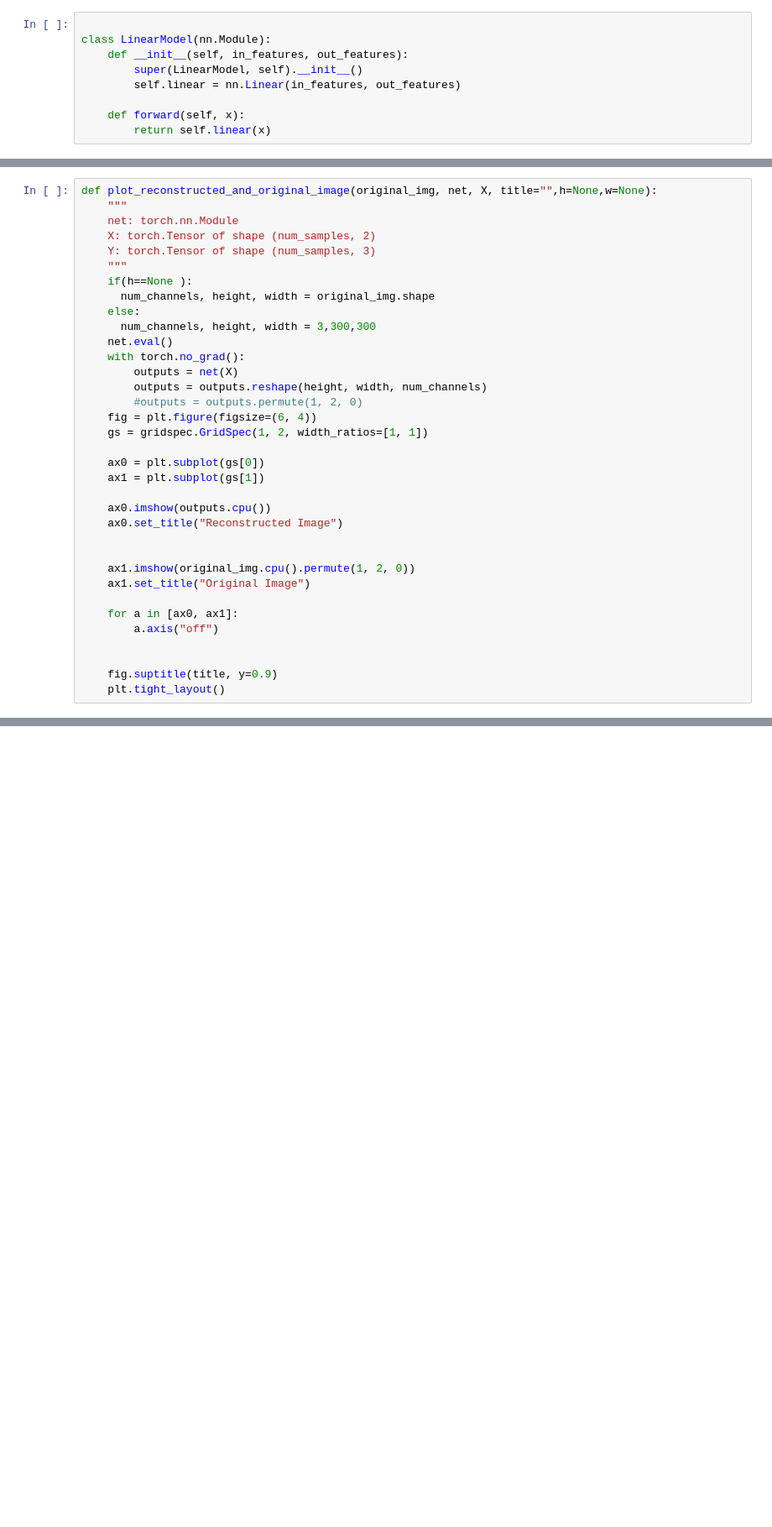
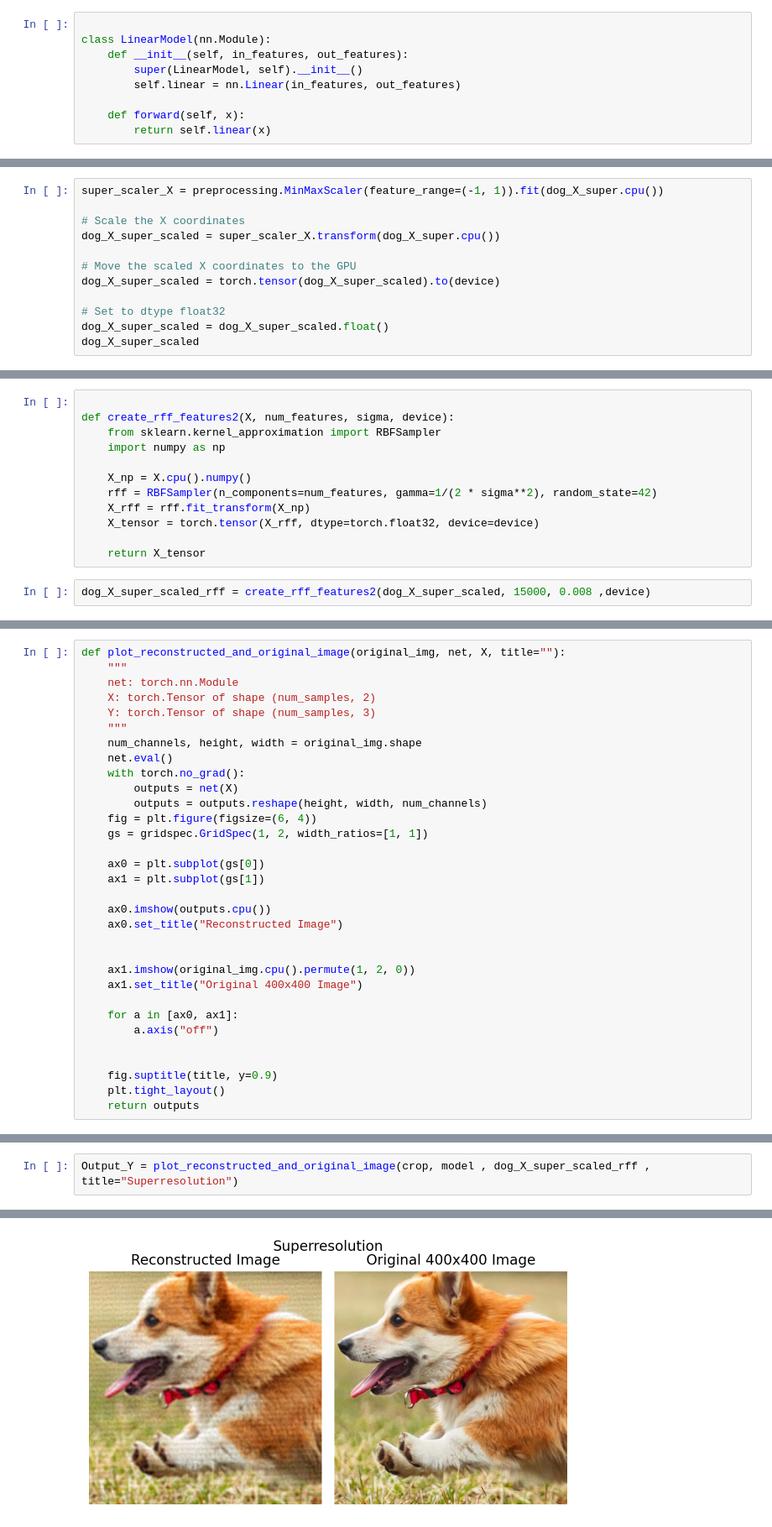
Before and after one commit to abhinauu/es335-24-fall-assignment-2, a Jupyter notebook: question3/q3.ipynb, the cells around one changed output, grey strips where cells are left out. Shown at 84% size. Drawn from its saved outputs; the diff is of its cells as text; blank space fills up the shorter version.

```diff
--- a/question3/q3.ipynb
+++ b/question3/q3.ipynb
@@ -142,0 +236,12 @@ def train(net, lr, X, Y, epochs, verbose=True):
+# %%
+super_scaler_X = preprocessing.MinMaxScaler(feature_range=(-1, 1)).fit(dog_X_super.cpu())
+
+# Scale the X coordinates
+dog_X_super_scaled = super_scaler_X.transform(dog_X_super.cpu())
+
+# Move the scaled X coordinates to the GPU
+dog_X_super_scaled = torch.tensor(dog_X_super_scaled).to(device)
+
+# Set to dtype float32
+dog_X_super_scaled = dog_X_super_scaled.float()
+dog_X_super_scaled
@@ -142,0 +258,14 @@ def train(net, lr, X, Y, epochs, verbose=True):
+# %%
+
+def create_rff_features2(X, num_features, sigma, device):
+    from sklearn.kernel_approximation import RBFSampler
+    import numpy as np
+
+    X_np = X.cpu().numpy()
+    rff = RBFSampler(n_components=num_features, gamma=1/(2 * sigma**2), random_state=42)
+    X_rff = rff.fit_transform(X_np)
+    X_tensor = torch.tensor(X_rff, dtype=torch.float32, device=device)
+
+    return X_tensor
+# %%
+dog_X_super_scaled_rff = create_rff_features2(dog_X_super_scaled, 15000, 0.008 ,device)
@@ -143,19 +288,15 @@ def train(net, lr, X, Y, epochs, verbose=True):
 # %%
-def plot_reconstructed_and_original_image(original_img, net, X, title="",h=None,w=None):
+def plot_reconstructed_and_original_image(original_img, net, X, title=""):
     """
     net: torch.nn.Module
     X: torch.Tensor of shape (num_samples, 2)
     Y: torch.Tensor of shape (num_samples, 3)
     """
-    if(h==None ):
-      num_channels, height, width = original_img.shape
-    else:
-      num_channels, height, width = 3,300,300
+    num_channels, height, width = original_img.shape
     net.eval()
     with torch.no_grad():
         outputs = net(X)
         outputs = outputs.reshape(height, width, num_channels)
-        #outputs = outputs.permute(1, 2, 0)
     fig = plt.figure(figsize=(6, 4))
     gs = gridspec.GridSpec(1, 2, width_ratios=[1, 1])
 
@@ -167,7 +308,7 @@ def plot_reconstructed_and_original_image(original_img, net, X, title="",h=None,
 
 
     ax1.imshow(original_img.cpu().permute(1, 2, 0))
-    ax1.set_title("Original Image")
+    ax1.set_title("Original 400x400 Image")
 
     for a in [ax0, ax1]:
         a.axis("off")
@@ -175,3 +316,4 @@ def plot_reconstructed_and_original_image(original_img, net, X, title="",h=None,
 
     fig.suptitle(title, y=0.9)
     plt.tight_layout()
+    return outputs
@@ -241,0 +320,3 @@ Clipping input data to the valid range for imshow with RGB data ([0..1] for floa
+# %%
+Output_Y = plot_reconstructed_and_original_image(crop, model , dog_X_super_scaled_rff , title="Superresolution")
+# %% [output]
@@ -241,0 +324 @@ Clipping input data to the valid range for imshow with RGB data ([0..1] for floa
+[figure, added]
```
Also changed, not shown: parts of 30 cells of this notebook.
